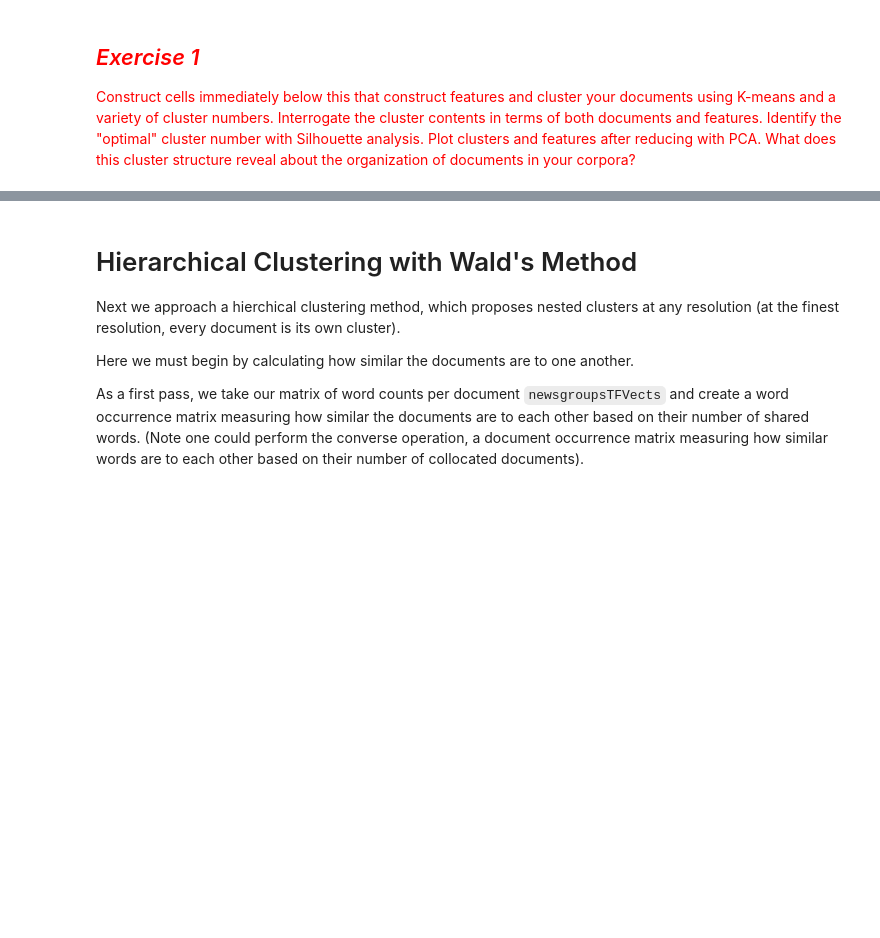
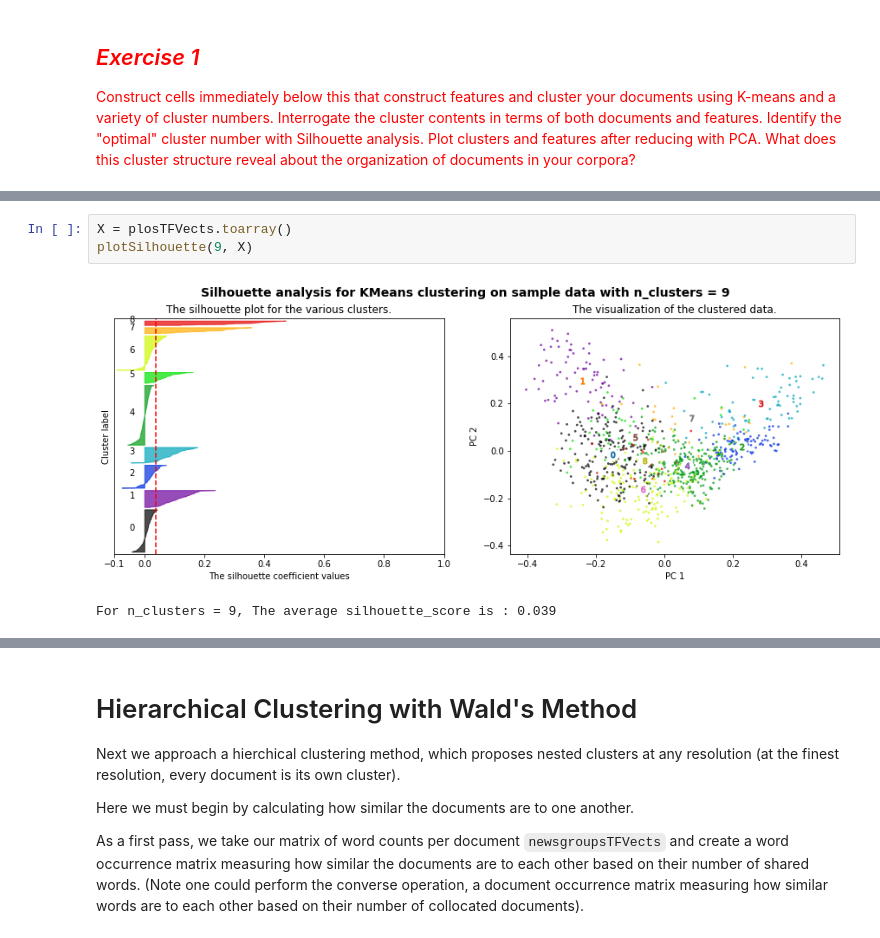
Before and after one commit to TimothyElder/content-analysis-2018, a Jupyter notebook: 3-Clustering-and-Topic-Modeling/3-Clustering-and-Topic-Modeling.ipynb, the cells around one changed output, grey strips where cells are left out. Saved outputs shown, nothing was run; the diff lists cells and outputs as text; blank space fills up the shorter version.

```diff
--- a/3-Clustering-and-Topic-Modeling/3-Clustering-and-Topic-Modeling.ipynb
+++ b/3-Clustering-and-Topic-Modeling/3-Clustering-and-Topic-Modeling.ipynb
@@ -812,0 +715,6 @@ SyntaxError: invalid syntax (<ipython-input-63-37099514d2c9>, line 8)
+# %%
+X = plosTFVects.toarray()
+plotSilhouette(9, X)
+# %% [output]
+[figure, added]
+For n_clusters = 9, The average silhouette_score is : 0.039
```
Also changed, not shown: parts of 107 cells of this notebook.
